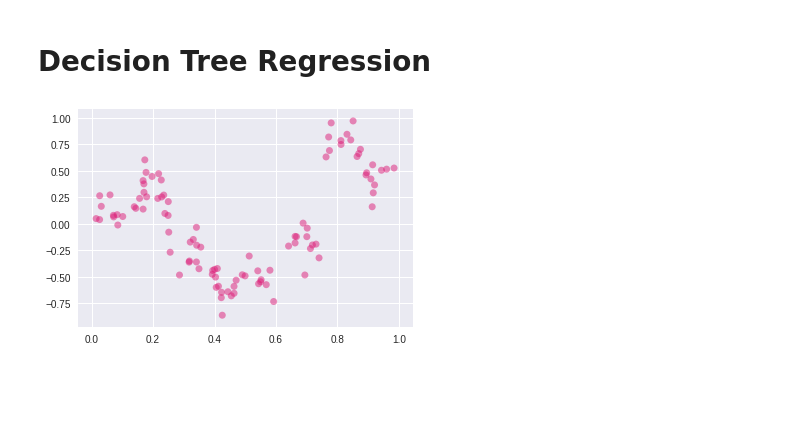
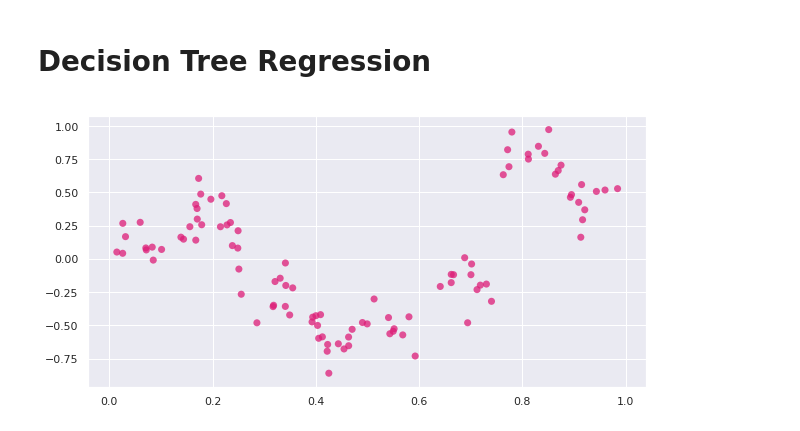
Before and after one commit to upul/Machine-Learning-Algorithms-From-Scratch, a Jupyter notebook: supervised/regression/Decision_Tree_Regression.ipynb, the cells around one changed output. Saved outputs shown, nothing was run; the diff lists cells and outputs as text; code cells hidden in the pictures; blank space fills up the shorter version.

Commit message:
added few more graphs for tree regression and classification

```diff
--- a/supervised/regression/Decision_Tree_Regression.ipynb
+++ b/supervised/regression/Decision_Tree_Regression.ipynb
@@ -9,14 +9,18 @@ import copy
 
 from abc import ABCMeta, abstractmethod
 
+sns.set()
 %matplotlib inline
 # %%
 data_train = np.loadtxt('krr-train.txt')
 # %%
-plt.scatter(data_train[:, 0], data_train[:, 1], color='#dd1c77', alpha=0.5, edgecolors='none')
+fig = plt.figure(figsize=(10, 5))
+axis = plt.axes()
+axis.scatter(data_train[:, 0], data_train[:, 1],
+             s=50, color='#dd1c77', alpha=0.75, edgecolors='none')
 plt.show()
 # %% [output]
-[figure, old version]
+[figure, new version]
 # %%
 def mean_sq_error(target, predictd):
     #assert len(target) == len(predictd)
```
Also changed, not shown: parts of 2 cells of this notebook, 2 other files.
